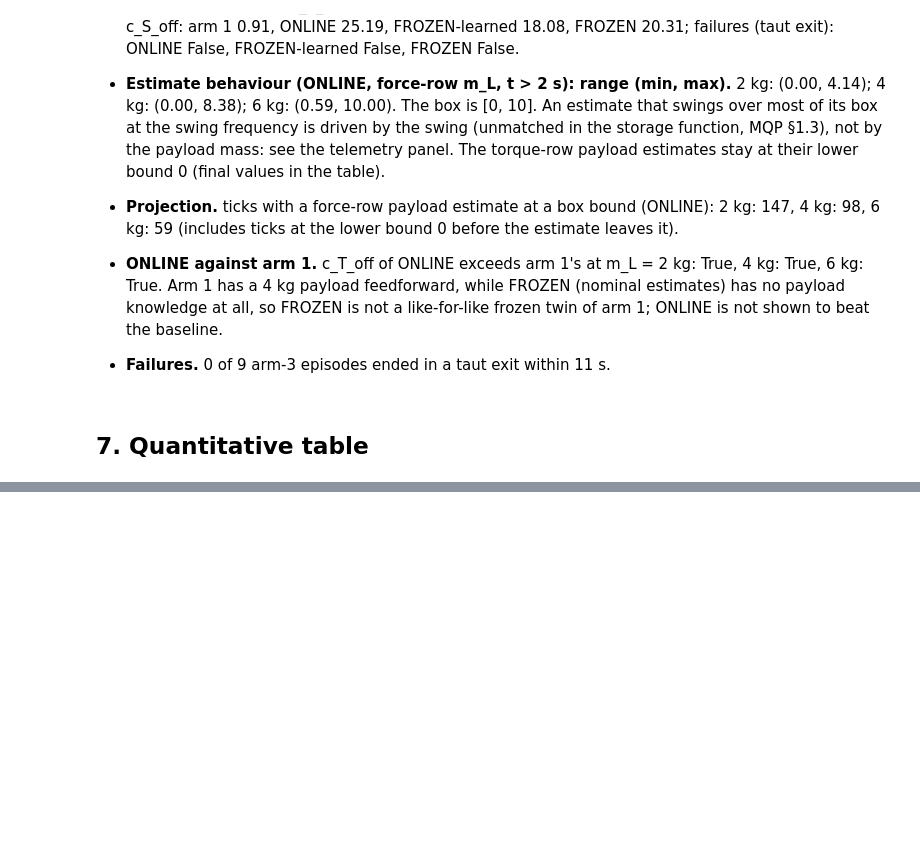
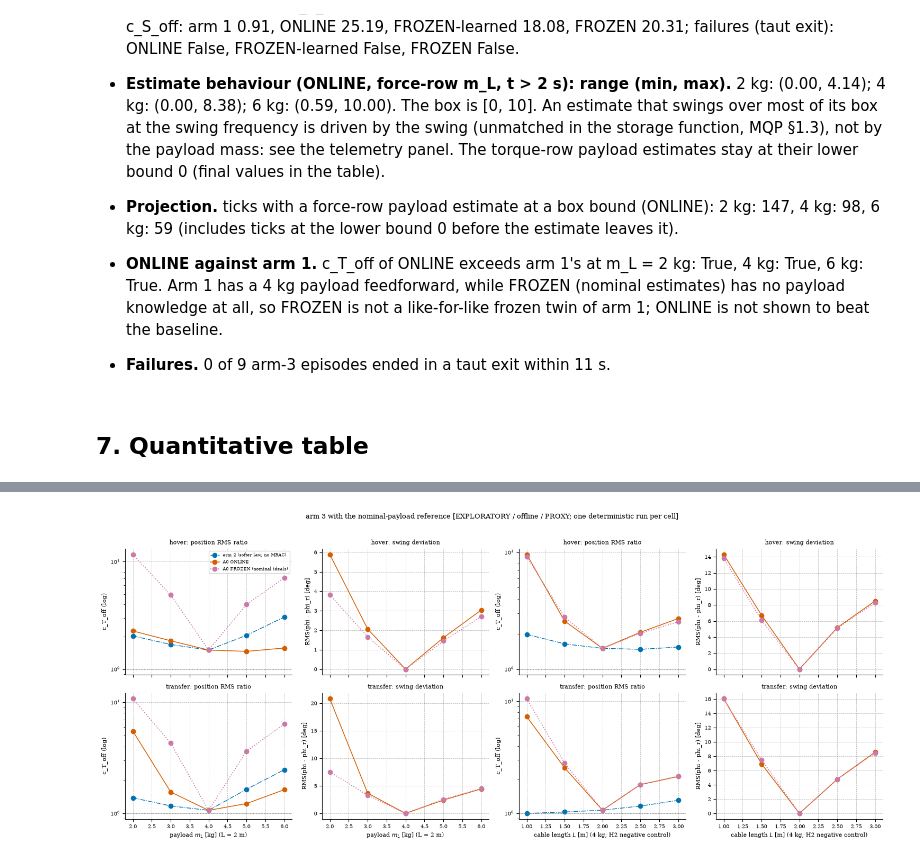
Before and after one commit to Mrjarkos/MRAC_Tutorial, a Jupyter notebook: 07_Arm3_MRAC_Design_and_Preliminary.ipynb, the cells around one changed output, grey strips where cells are left out. Cells and saved outputs as stored; diff of their text form; code cells hidden in the pictures; blank space fills up the shorter version.

```diff
--- a/07_Arm3_MRAC_Design_and_Preliminary.ipynb
+++ b/07_Arm3_MRAC_Design_and_Preliminary.ipynb
@@ -35,7 +37,7 @@ from IPython.display import Markdown, display
 
 from mrac_lab import provenance, style, plots, widgets
 
-prov = provenance.setup(pinned_commit="c16a4f8")
+prov = provenance.setup(pinned_commit="a323019")
 style.init()
 
 from experiments.mrac.baselines import (
@@ -490,0 +708,34 @@ Gate (section 5.2) and the arm-3 summary (section 5.4), repeated for the record.
+# %%
+fig, ax = plt.subplots(2, 4, figsize=(15, 6.4), sharex="col")
+SC = list(a0_grid.SCENARIOS)
+mass_c = [(L_, m_) for (L_, m_, f) in a0_grid.CONDITIONS if f in ("mass", "nominal")]
+len_c = [(L_, m_) for (L_, m_, f) in a0_grid.CONDITIONS if f in ("length", "nominal")]
+len_c.sort()
+def series(scn, conds, arm, col, x):
+    out = []
+    for (L_, m_) in conds:
+        r = A0[(A0.scenario == scn) & (A0.L == L_) & (A0.m_L == m_) & (A0.arm == arm)].iloc[0]
+        out.append((L_ if x == "L" else m_, r[col]))
+    return np.array(out)
+KEY = {"softer": "softer", "a0_online": "mrac", "a0_frozen": "frozen"}
+style.LABEL_OVERRIDE.clear(); style.LABEL_OVERRIDE.update({"softer": "arm 2 (softer law, no MRAC)", "mrac": "A0 ONLINE", "frozen": "A0 FROZEN (nominal ideals)"})
+for i, scn in enumerate(SC):
+    for j, (conds, x, xl) in enumerate(((mass_c, "m", "payload $m_L$ [kg] (L = 2 m)"), (len_c, "L", "cable length $L$ [m] (4 kg; H2 negative control)"))):
+        a_ = ax[i, 2 * j]
+        for arm in a0_grid.COMPARED:
+            s_ = series(scn, conds, arm, "c_T_off", x)
+            a_.plot(s_[:, 0], s_[:, 1], marker="o", **style.arm_style(KEY[arm]))
+        a_.axhline(1.0, color="#777777", lw=0.8, ls=":"); a_.set_yscale("log"); a_.set_ylabel("c_T_off (log)"); a_.set_title("%s: position RMS ratio" % SC[i], fontsize=8)
+        b_ = ax[i, 2 * j + 1]
+        for arm in ("a0_online", "a0_frozen"):
+            s_ = series(scn, conds, arm, "dphi_rms_deg", x)
+            b_.plot(s_[:, 0], s_[:, 1], marker="o", **style.arm_style(KEY[arm]))
+        b_.set_ylabel("RMS(phi - phi_r) [deg]"); b_.set_title("%s: swing deviation" % SC[i], fontsize=8)
+        if i == 1: a_.set_xlabel(xl, fontsize=8); b_.set_xlabel(xl, fontsize=8)
+for a_ in ax.ravel(): a_.grid(True, alpha=0.3)
+ax[0, 0].legend(fontsize=6)
+fig.suptitle("arm 3 with the nominal-payload reference [EXPLORATORY / offline / PROXY; one deterministic run per cell]", fontsize=9)
+fig.tight_layout(rect=(0, 0, 1, 0.96)); plt.show()
+style.LABEL_OVERRIDE.clear()
+# %% [output]
+[figure, added]
```
Also changed, not shown: parts of 23 cells of this notebook, 3 other files.
